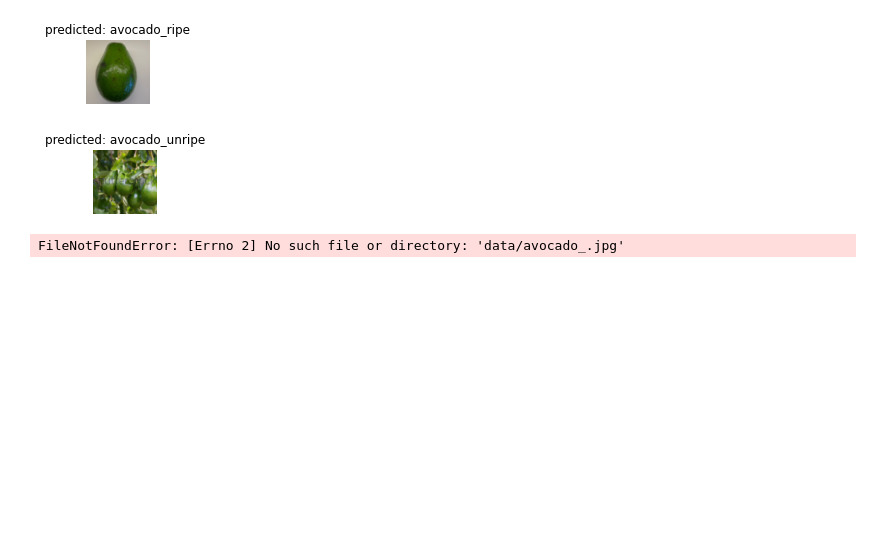
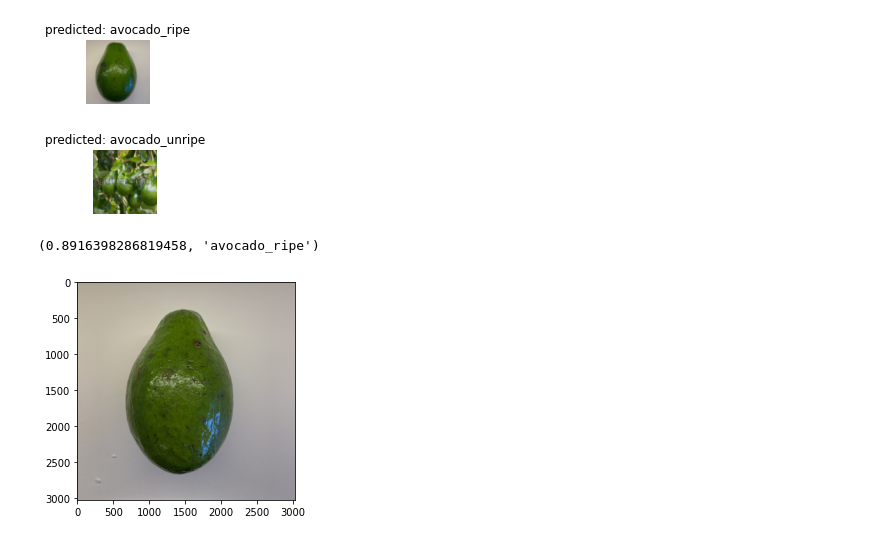
Before and after one commit to filipbalucha/know_your_avocado, a Jupyter notebook: notebook/nb.ipynb, the cells around one changed output. Cells and saved outputs as stored; diff of their text form; code cells hidden in the pictures; blank space fills up the shorter version.

```diff
--- a/notebook/nb.ipynb
+++ b/notebook/nb.ipynb
@@ -264,6 +263,7 @@ def predict(model, img_path):
     return p.item(), class_names[idx]
 # %%
-predict(model_ft, 'data/avocado_.jpg')
+predict(model_ft, 'data/avocado_2.jpg')
 # %% [output]
-FileNotFoundError: [Errno 2] No such file or directory: 'data/avocado_.jpg'
+(0.8916398286819458, 'avocado_ripe')
+[figure, added]
 # %%
```
Also changed, not shown: parts of 3 cells of this notebook.
